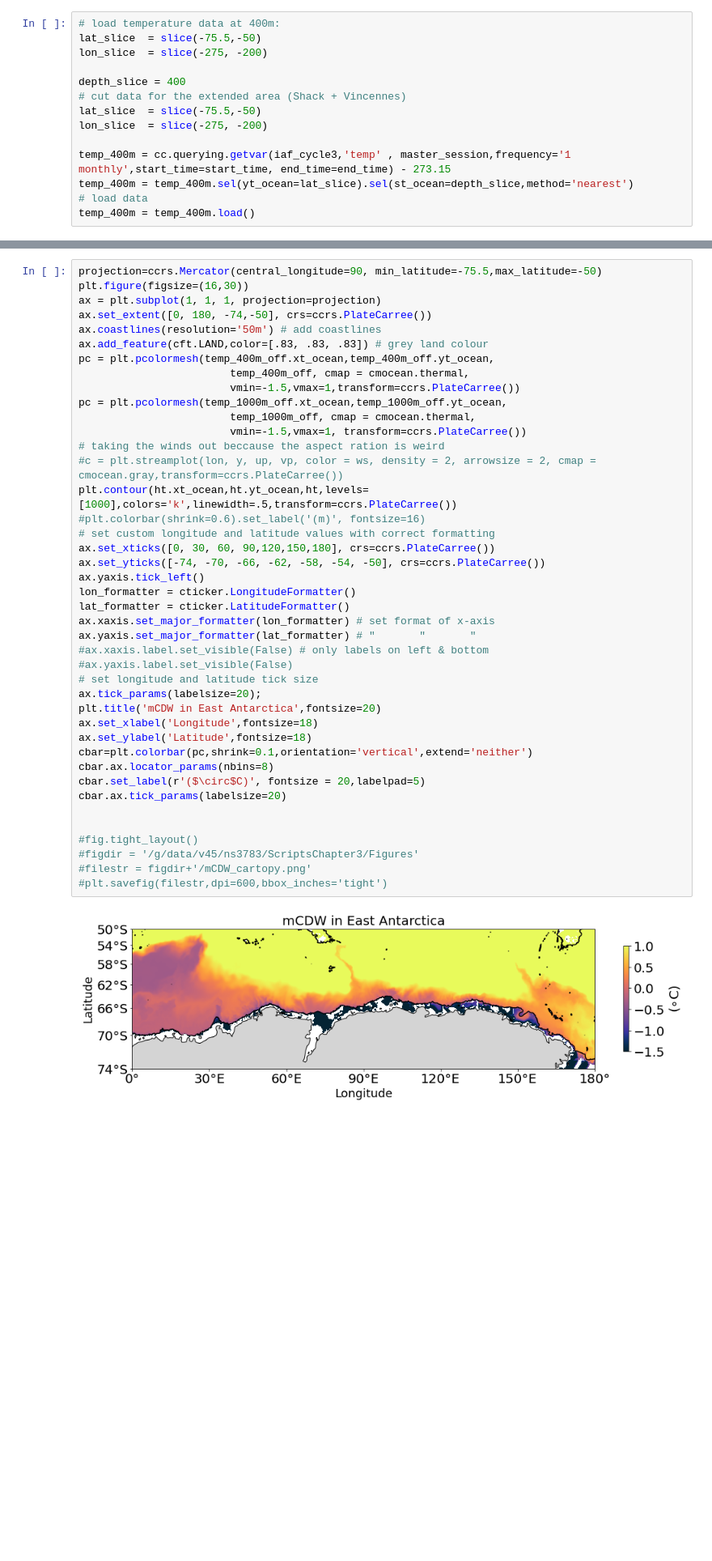
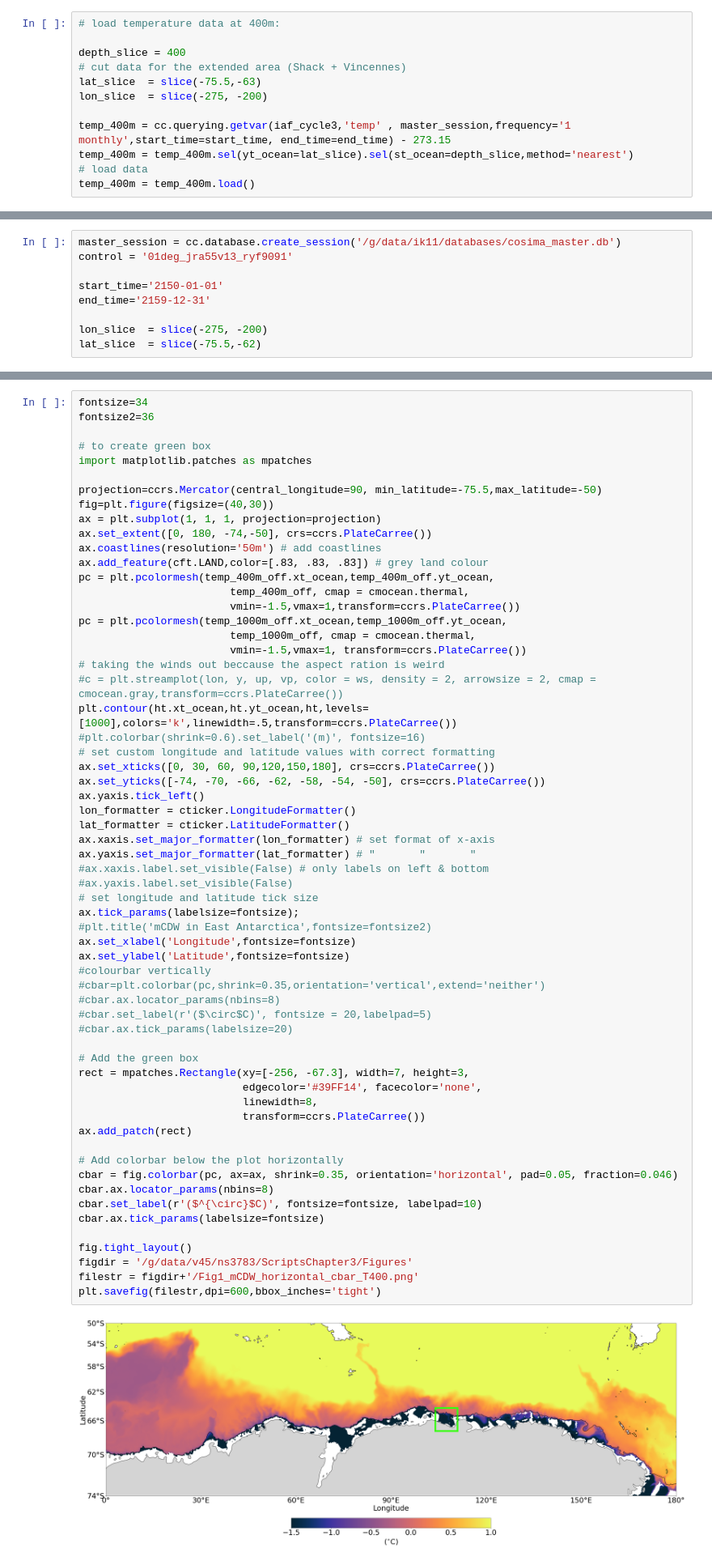
Before and after one commit to ribeiron/ScriptsChapter3, a Jupyter notebook: Fig1_new.ipynb, the cells around one changed output, grey strips where cells are left out. Shown at 81% size. Saved outputs shown, nothing was run; the diff lists cells and outputs as text; blank space fills up the shorter version.

```diff
--- a/Fig1_new.ipynb
+++ b/Fig1_new.ipynb
@@ -65,12 +67,10 @@ time_period = str(int(start_time[:4]))+'-'+str(int(end_time[:4]))
 ### 1. Load temperature from IAF at determined depth
 # %%
 # load temperature data at 400m:
-lat_slice  = slice(-75.5,-50)
-lon_slice  = slice(-275, -200)
 
 depth_slice = 400
 # cut data for the extended area (Shack + Vincennes)
-lat_slice  = slice(-75.5,-50)
+lat_slice  = slice(-75.5,-63)
 lon_slice  = slice(-275, -200)
 
 temp_400m = cc.querying.getvar(iaf_cycle3,'temp' , master_session,frequency='1 monthly',start_time=start_time, end_time=end_time) - 273.15
@@ -97,0 +129,9 @@ temp_1000m_avg = temp_1000m.mean('time')
+# %%
+master_session = cc.database.create_session('/g/data/ik11/databases/cosima_master.db')
+control = '01deg_jra55v13_ryf9091'
+
+start_time='2150-01-01'
+end_time='2159-12-31'
+
+lon_slice  = slice(-275, -200)
+lat_slice  = slice(-75.5,-62)
@@ -199,44 +454,63 @@ temp_1000m_off.plot()
 # %%
+fontsize=34
+fontsize2=36
+
+# to create green box
+import matplotlib.patches as mpatches
+
 projection=ccrs.Mercator(central_longitude=90, min_latitude=-75.5,max_latitude=-50)
-plt.figure(figsize=(16,30))
+fig=plt.figure(figsize=(40,30))
 ax = plt.subplot(1, 1, 1, projection=projection)
 ax.set_extent([0, 180, -74,-50], crs=ccrs.PlateCarree())
 ax.coastlines(resolution='50m') # add coastlines
 ax.add_feature(cft.LAND,color=[.83, .83, .83]) # grey land colour
 pc = plt.pcolormesh(temp_400m_off.xt_ocean,temp_400m_off.yt_ocean,
                         temp_400m_off, cmap = cmocean.thermal,
                         vmin=-1.5,vmax=1,transform=ccrs.PlateCarree())
 pc = plt.pcolormesh(temp_1000m_off.xt_ocean,temp_1000m_off.yt_ocean,
                         temp_1000m_off, cmap = cmocean.thermal,
                         vmin=-1.5,vmax=1, transform=ccrs.PlateCarree())
 # taking the winds out beccause the aspect ration is weird
 #c = plt.streamplot(lon, y, up, vp, color = ws, density = 2, arrowsize = 2, cmap = cmocean.gray,transform=ccrs.PlateCarree())
 plt.contour(ht.xt_ocean,ht.yt_ocean,ht,levels=[1000],colors='k',linewidth=.5,transform=ccrs.PlateCarree())
 #plt.colorbar(shrink=0.6).set_label('(m)', fontsize=16)
 # set custom longitude and latitude values with correct formatting
 ax.set_xticks([0, 30, 60, 90,120,150,180], crs=ccrs.PlateCarree())
 ax.set_yticks([-74, -70, -66, -62, -58, -54, -50], crs=ccrs.PlateCarree())
 ax.yaxis.tick_left()
 lon_formatter = cticker.LongitudeFormatter()
 lat_formatter = cticker.LatitudeFormatter()
 ax.xaxis.set_major_formatter(lon_formatter) # set format of x-axis
 ax.yaxis.set_major_formatter(lat_formatter) # "       "       "
 #ax.xaxis.label.set_visible(False) # only labels on left & bottom
 #ax.yaxis.label.set_visible(False)
 # set longitude and latitude tick size
-ax.tick_params(labelsize=20);
-plt.title('mCDW in East Antarctica',fontsize=20)
-ax.set_xlabel('Longitude',fontsize=18)
-ax.set_ylabel('Latitude',fontsize=18)
-cbar=plt.colorbar(pc,shrink=0.1,orientation='vertical',extend='neither')
+ax.tick_params(labelsize=fontsize);
+#plt.title('mCDW in East Antarctica',fontsize=fontsize2)
+ax.set_xlabel('Longitude',fontsize=fontsize)
+ax.set_ylabel('Latitude',fontsize=fontsize)
+#colourbar vertically
+#cbar=plt.colorbar(pc,shrink=0.35,orientation='vertical',extend='neither')
+#cbar.ax.locator_params(nbins=8)
+#cbar.set_label(r'($\circ$C)', fontsize = 20,labelpad=5)
+#cbar.ax.tick_params(labelsize=20)
+
+# Add the green box
+rect = mpatches.Rectangle(xy=[-256, -67.3], width=7, height=3,
+                          edgecolor='#39FF14', facecolor='none',
+                          linewidth=8,
+                          transform=ccrs.PlateCarree())
+ax.add_patch(rect)
+
+# Add colorbar below the plot horizontally
+cbar = fig.colorbar(pc, ax=ax, shrink=0.35, orientation='horizontal', pad=0.05, fraction=0.046)
 cbar.ax.locator_params(nbins=8)
-cbar.set_label(r'($\circ$C)', fontsize = 20,labelpad=5)
-cbar.ax.tick_params(labelsize=20)
+cbar.set_label(r'($^{\circ}$C)', fontsize=fontsize, labelpad=10)
+cbar.ax.tick_params(labelsize=fontsize)
 
-
-#fig.tight_layout()
-#figdir = '/g/data/v45/ns3783/ScriptsChapter3/Figures'
-#filestr = figdir+'/mCDW_cartopy.png'
-#plt.savefig(filestr,dpi=600,bbox_inches='tight')
+fig.tight_layout()
+figdir = '/g/data/v45/ns3783/ScriptsChapter3/Figures'
+filestr = figdir+'/Fig1_mCDW_horizontal_cbar_T400.png'
+plt.savefig(filestr,dpi=600,bbox_inches='tight')
 # %% [output]
-[figure, old version]
+[figure, new version]
```
Also changed, not shown: parts of 37 cells of this notebook, 4 other files.
